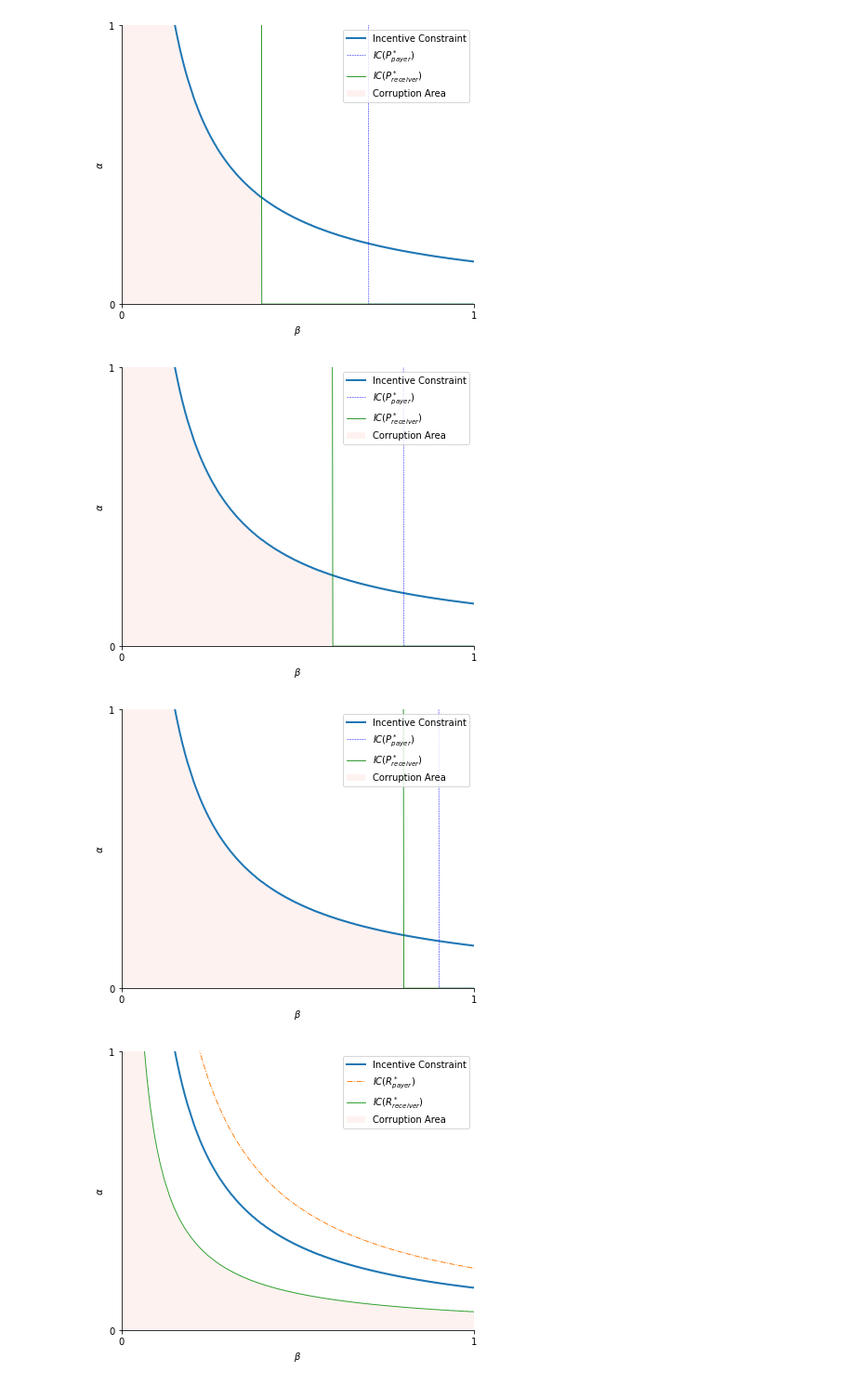
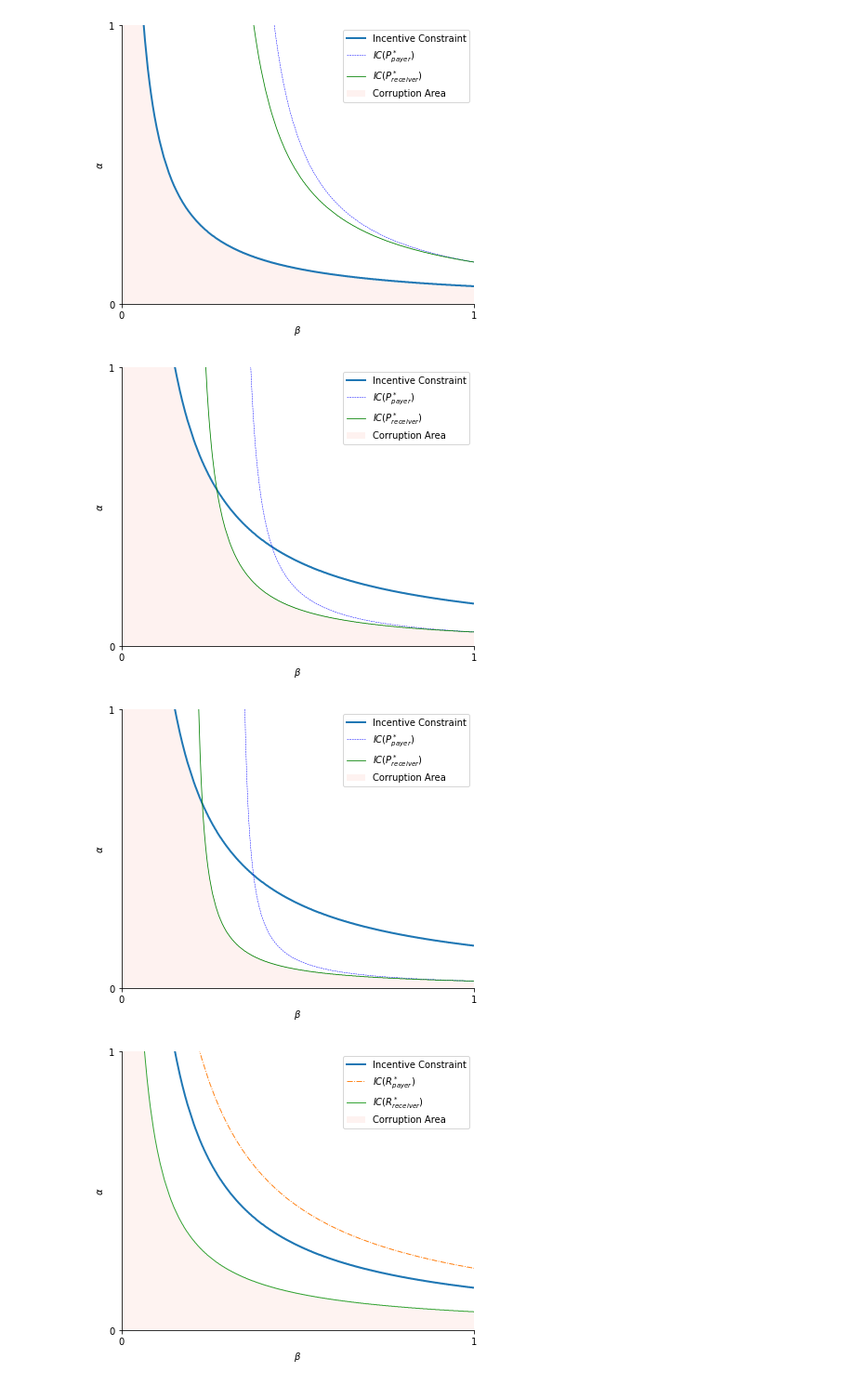
Before and after one commit to caxaxa/Chacha_PhD_Projects, a Jupyter notebook: Incentive_Curves_v2.ipynb, the cells around one changed output. Shown at 93% size. Saved outputs shown, nothing was run; the diff lists cells and outputs as text; code cells hidden in the pictures.

```diff
--- a/Incentive_Curves_v2.ipynb
+++ b/Incentive_Curves_v2.ipynb
@@ -67,7 +67,7 @@ def R_payer_solver(n,gamma,alpha,beta,a,c,f,R):
   for i in range(0,n,1):
     beta = i/n
     alpha = 0
-    while  - (1 - R) < (gamma*(((1-alpha*beta)*a - alpha*beta*f)/f)) :
+    while  - (1 - R)*f < (gamma*((1-alpha*beta)*a - alpha*beta*f)) :
       alpha += 1/n
       if alpha > 1.01:
         break
@@ -81,7 +81,7 @@ def P_payer_solver(n,gamma,alpha,beta,a,c,f,P):
   for i in range(0,n,1):
     beta = i/n
     alpha = 0
-    while   (1- P)  >  ((a*(beta-1))/f)  :
+    while    (gamma*(((1-alpha)*a - (1-P)*f))) < (gamma*((1-alpha*beta)*a - alpha*beta*f)) :
       alpha += 1/n
       if alpha>1.01:
         break
@@ -153,27 +156,30 @@ def get_IC_star(n,R_star,P_star,show_arrow = False, show_R = True, show_P = True
     ax.set_xlabel('$\\beta$')
     ax.set_ylabel('$\\alpha$')
 
-    if show_P:
-      if a > c:
-        lim =  int(n *( 1 - ((( P_star - 1)*f)/get_b_star(gamma,alpha,beta,c,a,f))))
-      else:
-        lim =  int(n *( 1 - ((( P_star - 1)*f)/a)))
+    # if show_P:
+    #   if a > c:
+    #     lim =  int(n *( 1 - ((( P_star - 1)*f)/get_b_star(gamma,alpha,beta,c,a,f))))
+    #   else:
+    #     lim =  int(n *( 1 - ((( P_star - 1)*f)/a)))
 
-    else:
-      lim = n
+    # else:
+    #   lim = n
 
-    ax.fill_between(x[0:lim], alphas[0:lim], facecolor='salmon', alpha=0.1)
+    ax.fill_between(x, alphas, facecolor='salmon', alpha=0.1)
     if show_R:
       ax.fill_between(x, alphas , R_p ,facecolor='white', alpha=1,label='_nolegend_')
       ax.fill_between(x, alphas , R_r ,facecolor='white', alpha=1,label='_nolegend_')
       ax.fill_between(x, x+10, R_p, facecolor='white', alpha=0.1)
       ax.fill_between(x, x+10, R_r, facecolor='white', alpha=0.1)
-      #ax.fill_between(P_p, x, facecolor='yellow', alpha=0.1)
+      ax.fill_between(x,x+10, P_p, facecolor='white', alpha=0.1)
       if show_P:
-        ax.fill_between(x[lim: n], R_p[lim : n], facecolor='white', alpha=0.1)
+      #   ax.fill_between(x[lim: n], R_p[lim : n], facecolor='white', alpha=0.1)
+          ax.fill_between(x,x+10, P_p, facecolor='white', alpha=1)
+          ax.fill_between(x,x+10, P_r, facecolor='white', alpha=1)
 
     if show_P == True and show_R == False:
-        ax.fill_between(x[lim: n], alphas[lim : n], facecolor='white', alpha=0.1)
+        ax.fill_between(x,x+10, P_p, facecolor='white', alpha=1)
+        ax.fill_between(x,x+10, P_r, facecolor='white', alpha=1)
     if show_arrow == True:
       ax.arrow(0.385, 0.42,- 0.05,- 0.05, head_width=0.02, head_length=0.02 )
       ax.arrow(0.385, 0.42, 0.05, 0.05, head_width=0.02, head_length=0.02,color =  'green',alpha = 0.5)
@@ -202,17 +208,17 @@ def get_IC_star(n,R_star,P_star,show_arrow = False, show_R = True, show_P = True
       plt.savefig('./'+ save +'.pdf')
     plt.show()
 # %%
-get_IC_star(1000, R_star = 1.15,  P_star = 1.15, show_R = False, show_P = True, save = 'P_1')
+get_IC_star(1000, R_star = 1.15,  P_star = 0.85, show_R = False, show_P = True, save = 'P_1')
 # %% [output]
-[figure, old version]
+[figure, new version]
 # %%
-get_IC_star(1000, R_star = 1.15,  P_star = 1.1, show_R = False, show_P = True, save = 'P_2')
+get_IC_star(1000, R_star = 1.15,  P_star = 0.95, show_R = False, show_P = True, save = 'P_2')
 # %% [output]
-[figure, old version]
+[figure, new version]
 # %%
-get_IC_star(1000, R_star = 1.15,  P_star = 1.05,show_R = False, show_P = True, save = 'P_3')
+get_IC_star(1000, R_star = 1.15,  P_star = 0.975 ,show_R = False, show_P = True, save = 'P_3')
 # %% [output]
-[figure, old version]
+[figure, new version]
 # %%
 get_IC_star(1000, R_star = 1.15,  P_star = 1.1,show_R = True,show_P = False, save = 'R_1')
 # %% [output]
```
Also changed, not shown: parts of 4 cells of this notebook.
